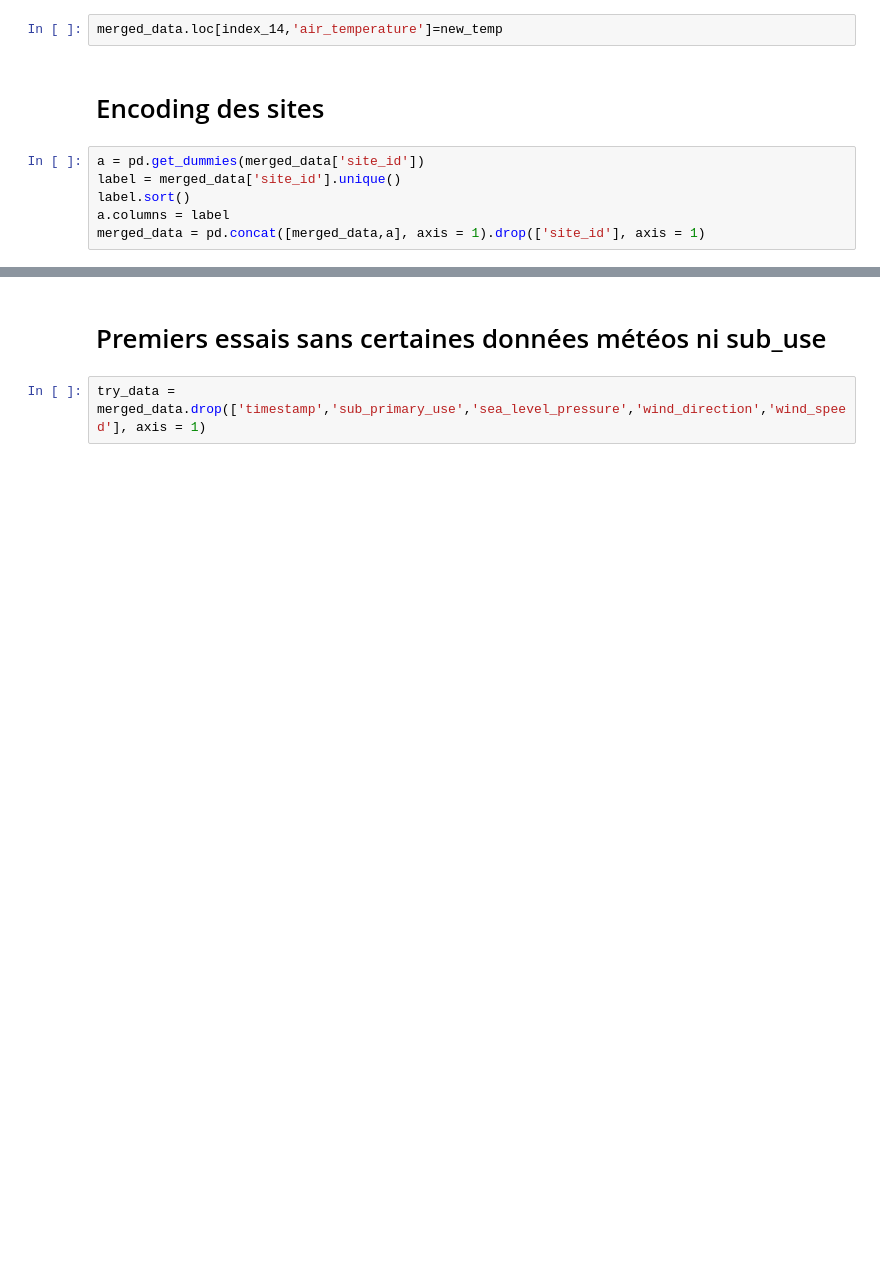
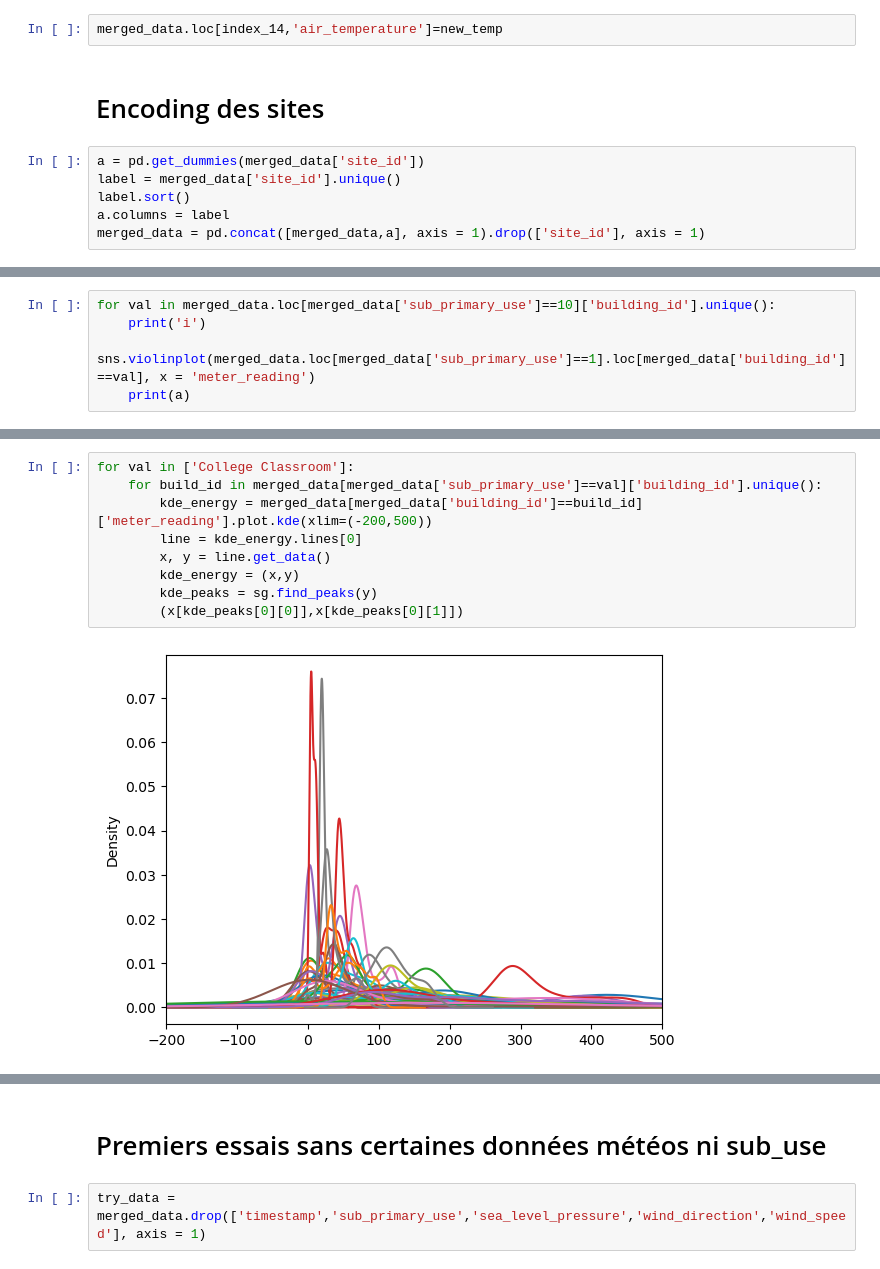
Before and after one commit to juliettejahan/CapgeminiChallenge, a Jupyter notebook: feature_engineering.ipynb, the cells around one changed output, grey strips where cells are left out. Cells and saved outputs as stored; diff of their text form; blank space fills up the shorter version.

Commit message:
Add files via upload
date, geography, sites, weekend, hours, days, years, primary_use, random forest regressor

```diff
--- a/feature_engineering.ipynb
+++ b/feature_engineering.ipynb
@@ -311,0 +322,5 @@ merged_data
+# %%
+for val in merged_data.loc[merged_data['sub_primary_use']==10]['building_id'].unique():
+    print('i')
+    sns.violinplot(merged_data.loc[merged_data['sub_primary_use']==1].loc[merged_data['building_id']==val], x = 'meter_reading')
+    print(a)
@@ -311,0 +366,11 @@ merged_data
+# %%
+for val in ['College Classroom']:
+    for build_id in merged_data[merged_data['sub_primary_use']==val]['building_id'].unique():
+        kde_energy = merged_data[merged_data['building_id']==build_id]['meter_reading'].plot.kde(xlim=(-200,500))
+        line = kde_energy.lines[0]
+        x, y = line.get_data()
+        kde_energy = (x,y)
+        kde_peaks = sg.find_peaks(y)
+        (x[kde_peaks[0][0]],x[kde_peaks[0][1]])
+# %% [output]
+[figure, added]
```
Also changed, not shown: parts of 19 cells of this notebook.
